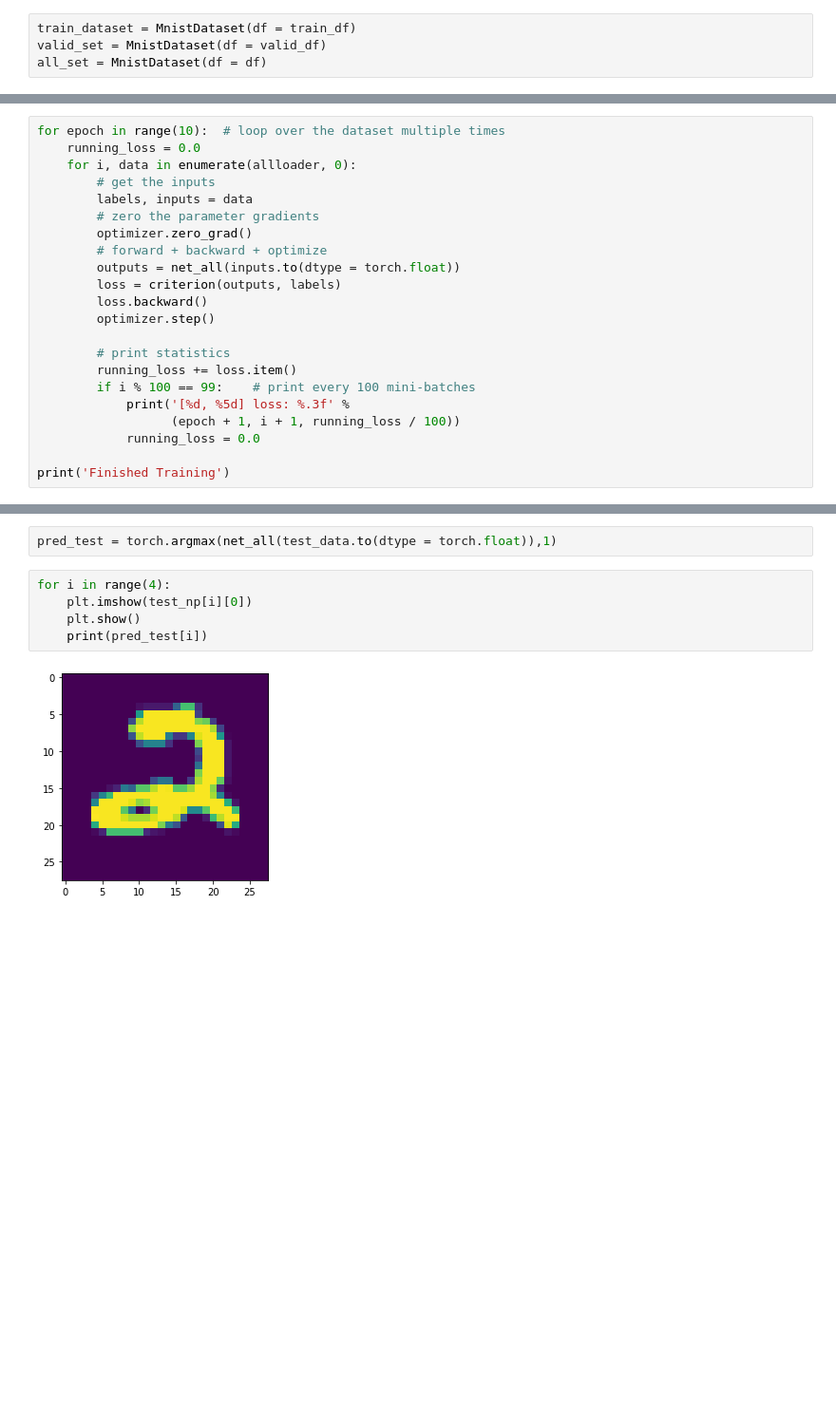
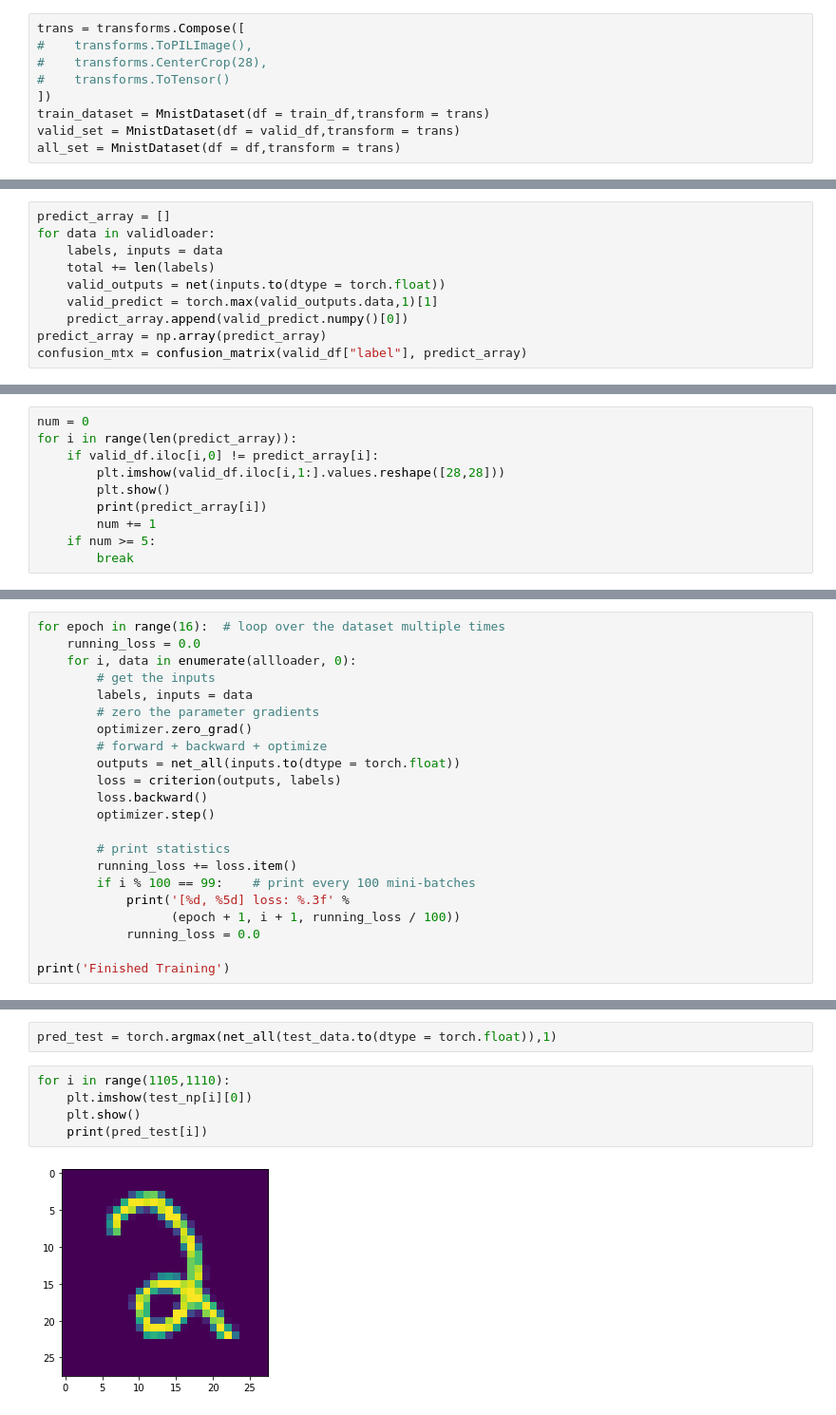
Before and after one commit to Taniesta/My-First-Pytorch, a Jupyter notebook: Digit.ipynb, the cells around one changed output, grey strips where cells are left out. Shown: that part at 95% size. Cells and saved outputs as stored; diff of their text form; blank space fills up the shorter version.

```diff
--- a/Digit.ipynb
+++ b/Digit.ipynb
@@ -59,9 +61,14 @@ class MnistDataset(Dataset):
             pixels = self.transform(pixels)
         return [label,pixels]
 # %%
-train_dataset = MnistDataset(df = train_df)
-valid_set = MnistDataset(df = valid_df)
-all_set = MnistDataset(df = df)
+trans = transforms.Compose([
+#    transforms.ToPILImage(),
+#    transforms.CenterCrop(28),
+#    transforms.ToTensor()
+])
+train_dataset = MnistDataset(df = train_df,transform = trans)
+valid_set = MnistDataset(df = valid_df,transform = trans)
+all_set = MnistDataset(df = df,transform = trans)
 # %%
 trainloader = torch.utils.data.DataLoader(train_dataset, batch_size=100,
                                           shuffle=False, num_workers=6)
@@ -157 +164,11 @@ valid accuracy: 97.9762
 Finished Training
+# %%
+predict_array = []
+for data in validloader:
+    labels, inputs = data
+    total += len(labels)
+    valid_outputs = net(inputs.to(dtype = torch.float))
+    valid_predict = torch.max(valid_outputs.data,1)[1]
+    predict_array.append(valid_predict.numpy()[0])
+predict_array = np.array(predict_array)
+confusion_mtx = confusion_matrix(valid_df["label"], predict_array)
@@ -157,0 +208,10 @@ Finished Training
+# %%
+num = 0
+for i in range(len(predict_array)):
+    if valid_df.iloc[i,0] != predict_array[i]:
+        plt.imshow(valid_df.iloc[i,1:].values.reshape([28,28]))
+        plt.show()
+        print(predict_array[i])
+        num += 1
+    if num >= 5:
+        break
@@ -160,7 +231,7 @@ net_all = Net()
 criterion = nn.CrossEntropyLoss()
 optimizer = optim.SGD(net_all.parameters(), lr=.003, momentum=.9)
 # %%
-for epoch in range(10):  # loop over the dataset multiple times
+for epoch in range(16):  # loop over the dataset multiple times
     running_loss = 0.0
     for i, data in enumerate(allloader, 0):
         # get the inputs
@@ -206,10 +277,10 @@ test_data = torch.from_numpy(test_np)
 # %%
 pred_test = torch.argmax(net_all(test_data.to(dtype = torch.float)),1)
 # %%
-for i in range(4):
+for i in range(1105,1110):
     plt.imshow(test_np[i][0])
     plt.show()
     print(pred_test[i])
 # %% [output]
-[figure, old version]
+[figure, new version]
 tensor(2)
```
Also changed, not shown: parts of 9 cells of this notebook.
